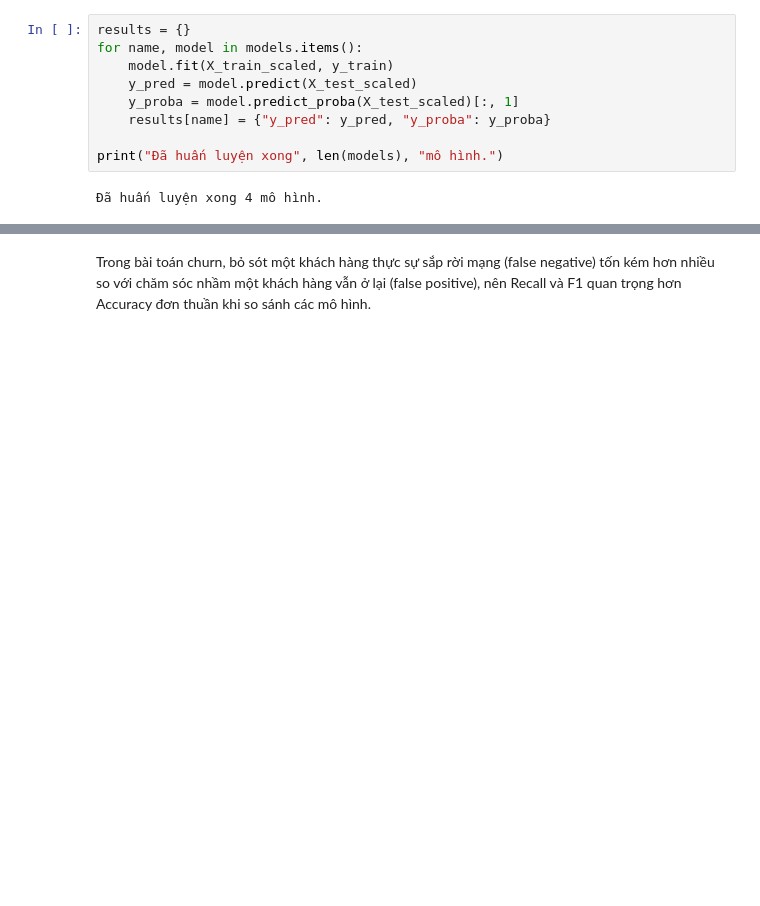
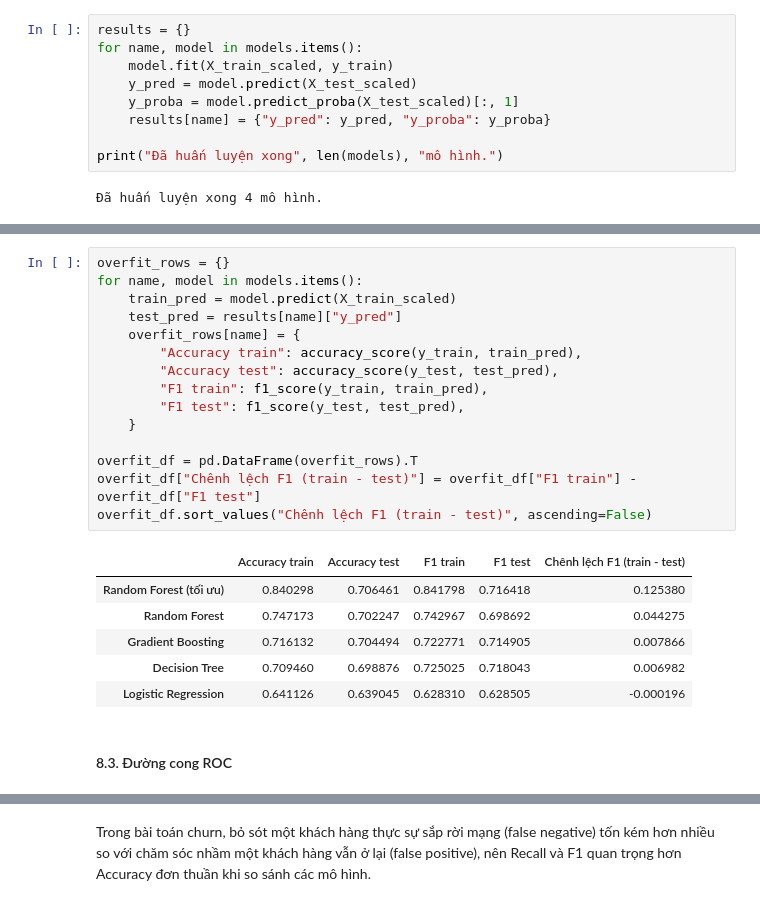
Before and after one commit to trungcandygit/iot, a Jupyter notebook: mobile_churn_prediction.ipynb, the cells around one changed output, grey strips where cells are left out. Saved outputs shown, nothing was run; the diff lists cells and outputs as text; blank space fills up the shorter version.

```diff
--- a/mobile_churn_prediction.ipynb
+++ b/mobile_churn_prediction.ipynb
@@ -301,3 +397,27 @@ metrics_df
+# %%
+overfit_rows = {}
+for name, model in models.items():
+    train_pred = model.predict(X_train_scaled)
+    test_pred = results[name]["y_pred"]
+    overfit_rows[name] = {
+        "Accuracy train": accuracy_score(y_train, train_pred),
+        "Accuracy test": accuracy_score(y_test, test_pred),
+        "F1 train": f1_score(y_train, train_pred),
+        "F1 test": f1_score(y_test, test_pred),
+    }
+
+overfit_df = pd.DataFrame(overfit_rows).T
+overfit_df["Chênh lệch F1 (train - test)"] = overfit_df["F1 train"] - overfit_df["F1 test"]
+overfit_df.sort_values("Chênh lệch F1 (train - test)", ascending=False)
+# %% [output]
+|  | Accuracy train | Accuracy test | F1 train | F1 test | Chênh lệch F1 (train - test) |
+| Random Forest (tối ưu) | 0.840298 | 0.706461 | 0.841798 | 0.716418 | 0.125380 |
+| Random Forest | 0.747173 | 0.702247 | 0.742967 | 0.698692 | 0.044275 |
+| Gradient Boosting | 0.716132 | 0.704494 | 0.722771 | 0.714905 | 0.007866 |
+| Decision Tree | 0.709460 | 0.698876 | 0.725025 | 0.718043 | 0.006982 |
+| Logistic Regression | 0.641126 | 0.639045 | 0.628310 | 0.628505 | -0.000196 |
+# %% [markdown]
+#### 8.3. Đường cong ROC
 # %%
 fig, ax = plt.subplots(figsize=(15, 6))
 for name, res in results.items():
```
Also changed, not shown: parts of 23 cells of this notebook.
